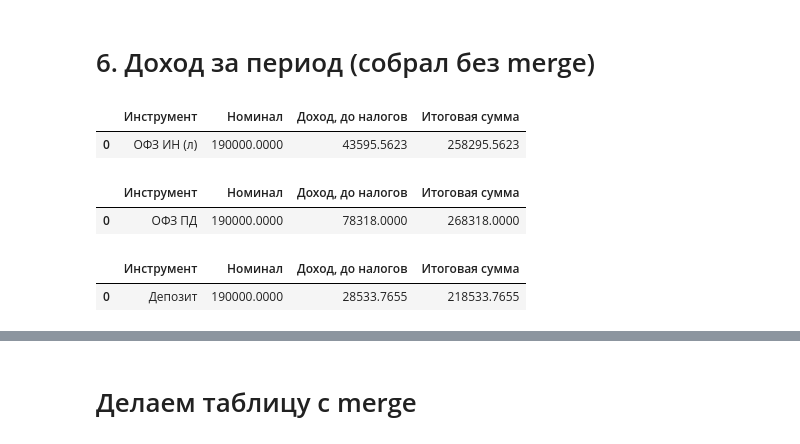
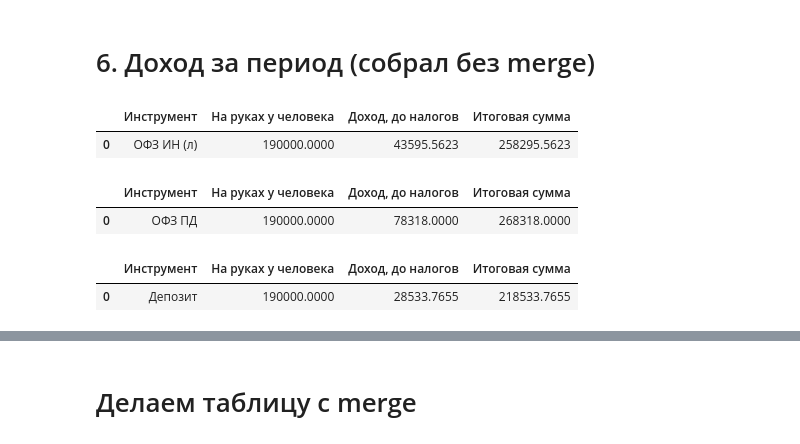
Before and after one commit to DOC8048/ofz-in-l, a Jupyter notebook: ОФЗ ИН (л).ipynb, the cells around one changed output, grey strips where cells are left out. Drawn from its saved outputs; the diff is of its cells as text; code cells hidden in the pictures.

```diff
--- a/ОФЗ ИН (л).ipynb
+++ b/ОФЗ ИН (л).ipynb
@@ -45,47 +48,7 @@ inf2 = pd.DataFrame({
     'Инфляция': inf['target'].iloc[-1]})
 inf_res = pd.concat([inf_d,inf2],ignore_index=True)
 # %%
-import requests
-import pandas as pd
-
-BASE_URL = "http://www.cbr.ru/dataservice"
-
-# Параметры для депозитов физических лиц
-PUBLICATION_ID = 18      # В целом по РФ (депозиты)
-DATASET_ID = 37
-# Ставки по вкладам физических лиц
-
-# Запрашиваем данные
-params = {
-    "publicationId": PUBLICATION_ID,
-    "y1": 2020,
-    "y2": 2026,
-    "i_ids": [DATASET_ID],
-    "m1_ids": [2], # разрез в рублях
-    "m2_ids": [7]  # до востребование больше года
-}
-
-response = requests.get(f"{BASE_URL}/dataEx", params=params)
-data = response.json()
-raw = data.get("RawData", [])
-
-# Преобразуем в DataFrame
-df = pd.DataFrame(raw)
-# Переименуем колонки для удобства
-df.rename(columns={
-    'period': 'period_name',
-    'date': 'date_str',
-    'value': 'rate',
-    'measure_1_id': 'currency_id',
-    'measure_2_id': 'term_id',
-    'period_id': 'period_id',
-    'rowId': 'row_id'
-}, inplace=True)
-# Преобразуем дату в datetime
-df['date'] = pd.to_datetime(df['date_str'], format='%d.%m.%Y')
-df = df.sort_values('date').reset_index(drop=True)
-# приводим в порядок следование столбцов
-df = df[['date', 'rate', 'currency_id', 'term_id', 'period_name']]
+df = get_deposit_rates()
 sd = df.tail(1)
 # создаем переменную имеющую единственную последнюю актуальную ставку
 value = sd['rate'].iloc[0]
@@ -311,33 +274,33 @@ depozit
 # %%
 ofz_in_l_summary = pd.DataFrame({
     'Инструмент': ['ОФЗ ИН (л)'],
-    'Номинал': [ofz_in_l['На руках у человека, руб'].iloc[0]],
+    'На руках у человека': [ofz_in_l['На руках у человека, руб'].iloc[0]],
     'Доход, до налогов': [ofz_in_l ['Индексация номинала'].sum()*ofz_in_l['Облигаций штук'].iloc[0] +  ofz_in_l['Доход без вычета'].sum()],
 })
 ofz_in_l_summary ['Итоговая сумма'] = ofz_in_l['На руках у человека, руб'].iloc[0] + ofz_in_l_summary['Доход, до налогов'] + ofz_in_l ['Налоговый вычет, руб'].iloc [0]
 ofz_in_l_summary
 # %% [output]
-|  | Инструмент | Номинал | Доход, до налогов | Итоговая сумма |
+|  | Инструмент | На руках у человека | Доход, до налогов | Итоговая сумма |
 | 0 | ОФЗ ИН (л) | 190000.0000 | 43595.5623 | 258295.5623 |
 # %%
 ofz_pd_summary = pd.DataFrame({
     'Инструмент': ['ОФЗ ПД'],
-    'Номинал': [ofz_in_l ['На руках у человека, руб'].iloc[0]],
+    'На руках у человека': [ofz_in_l ['На руках у человека, руб'].iloc[0]],
     'Доход, до налогов': [ofz_pd['Доход, руб'].sum()],
     'Итоговая сумма': [ofz_in_l ['На руках у человека, руб'].iloc[0] + ofz_pd['Доход, руб'].sum()]})
 ofz_pd_summary
 # %% [output]
-|  | Инструмент | Номинал | Доход, до налогов | Итоговая сумма |
+|  | Инструмент | На руках у человека | Доход, до налогов | Итоговая сумма |
 | 0 | ОФЗ ПД | 190000.0000 | 78318.0000 | 268318.0000 |
 # %%
 depozit_summary = pd.DataFrame({
     'Инструмент': ['Депозит'],
-    'Номинал': [ofz_in_l ['На руках у человека, руб'].iloc[0]],
+    'На руках у человека': [ofz_in_l ['На руках у человека, руб'].iloc[0]],
     'Доход, до налогов': [depozit['Проценты'].sum()],
     'Итоговая сумма': [ofz_in_l ['На руках у человека, руб'].iloc[0] + depozit['Проценты'].sum()]})
 depozit_summary
 # %% [output]
-|  | Инструмент | Номинал | Доход, до налогов | Итоговая сумма |
+|  | Инструмент | На руках у человека | Доход, до налогов | Итоговая сумма |
 | 0 | Депозит | 190000.0000 | 28533.7655 | 218533.7655 |
 # %%
 svodnay_dont_merge = pd.concat([ofz_in_l_summary, ofz_pd_summary,depozit_summary],ignore_index= True)
```
Also changed, not shown: parts of 14 cells of this notebook, 2 other files.
